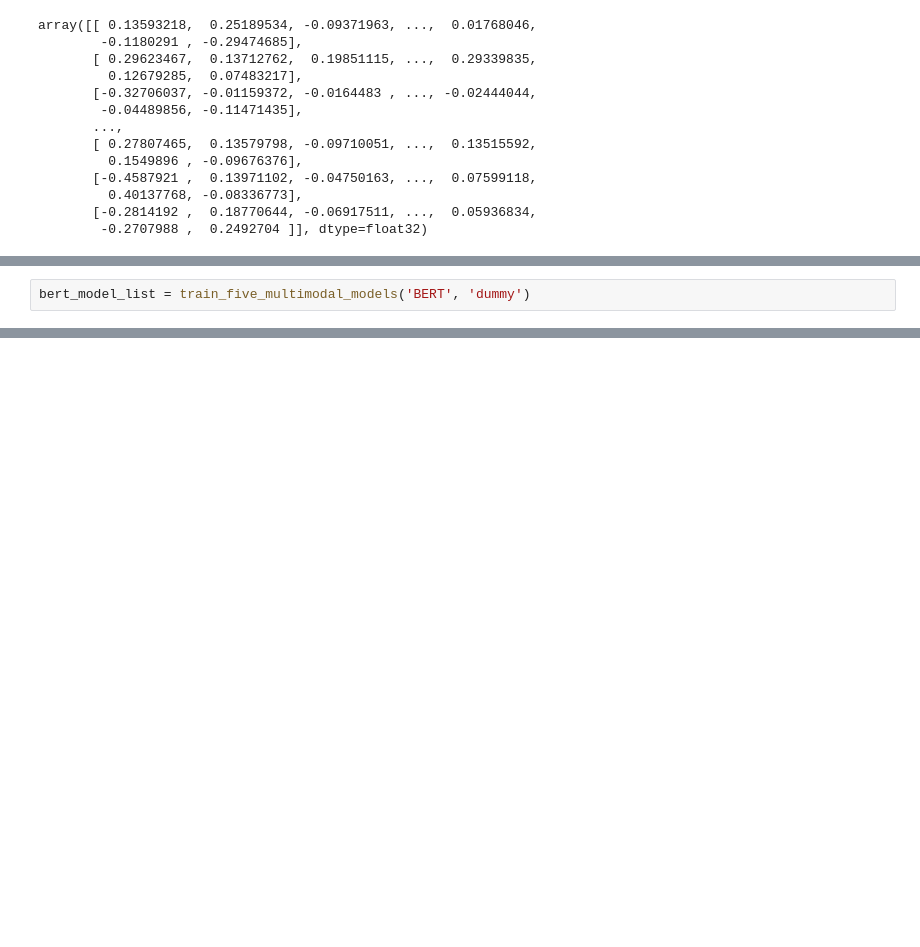
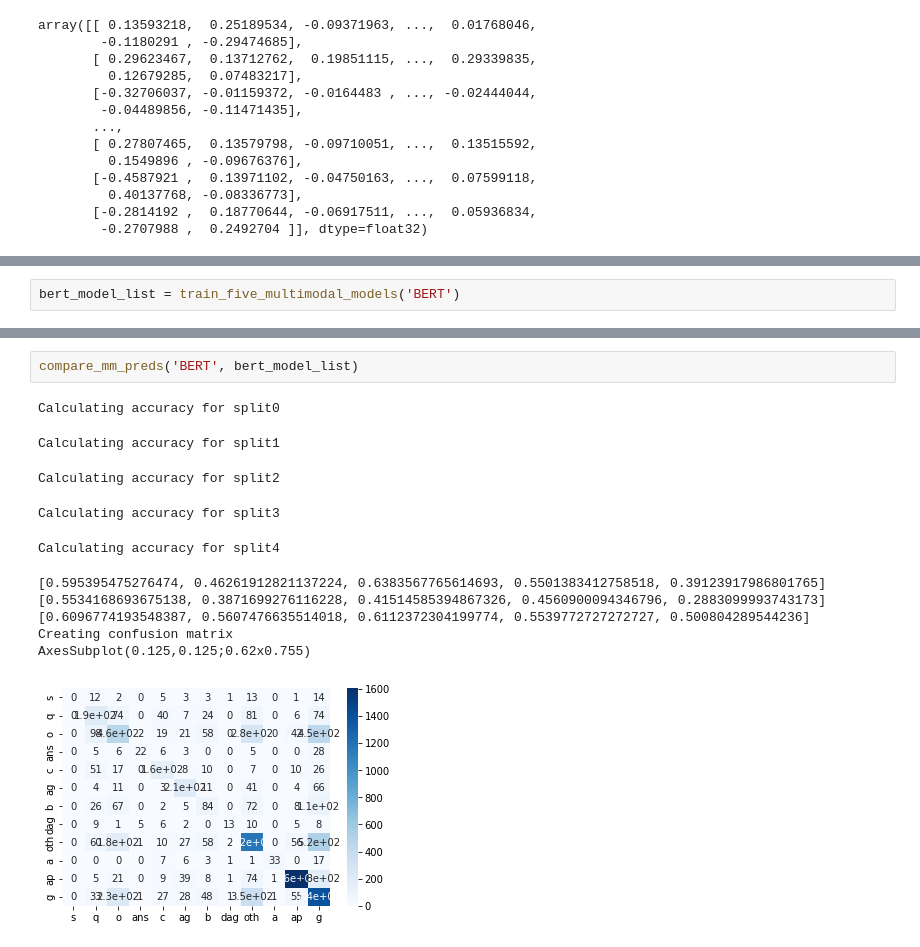
Before and after one commit to maggieperk/M3TClassifier, a Jupyter notebook: MultiModalModels.ipynb, the cells around one changed output, grey strips where cells are left out. Drawn from its saved outputs; the diff is of its cells as text; blank space fills up the shorter version.

```diff
--- a/MultiModalModels.ipynb
+++ b/MultiModalModels.ipynb
@@ -375,5 +465,5 @@ def train_five_multimodal_models(text_feat_type, acous_feat_type):
 
     return mm_models_list
 # %%
-bert_model_list = train_five_multimodal_models('BERT', 'dummy')
+bert_model_list = train_five_multimodal_models('BERT')
 # %% [output]
@@ -472,0 +583,14 @@ AxesSubplot(0.125,0.125;0.62x0.755)
+# %%
+compare_mm_preds('BERT', bert_model_list)
+# %% [output]
+Calculating accuracy for split0
+Calculating accuracy for split1
+Calculating accuracy for split2
+Calculating accuracy for split3
+Calculating accuracy for split4
+[0.595395475276474, 0.46261912821137224, 0.6383567765614693, 0.5501383412758518, 0.39123917986801765]
+[0.5534168693675138, 0.3871699276116228, 0.41514585394867326, 0.4560900094346796, 0.2883099993743173]
+[0.6096774193548387, 0.5607476635514018, 0.6112372304199774, 0.5539772727272727, 0.500804289544236]
+Creating confusion matrix
+AxesSubplot(0.125,0.125;0.62x0.755)
+[figure, added]
```
Also changed, not shown: parts of 18 cells of this notebook, 2 other files.
